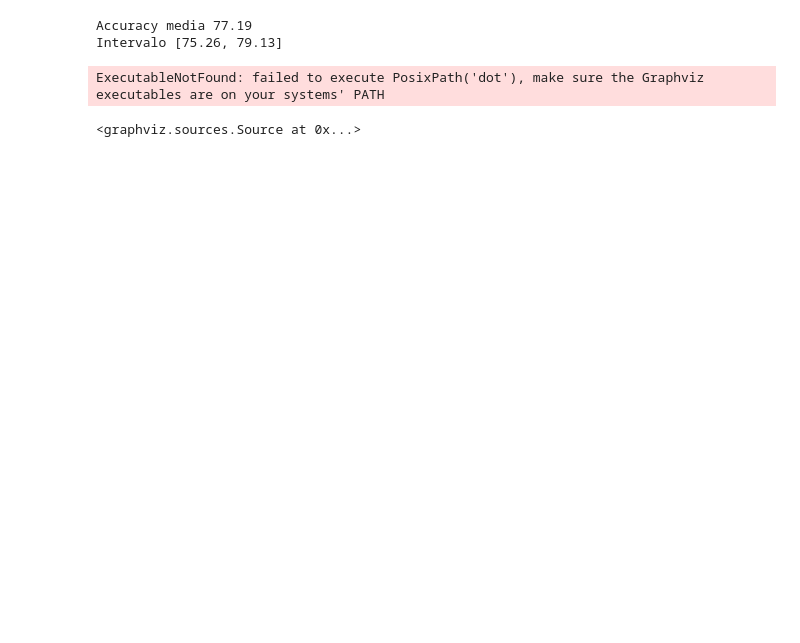
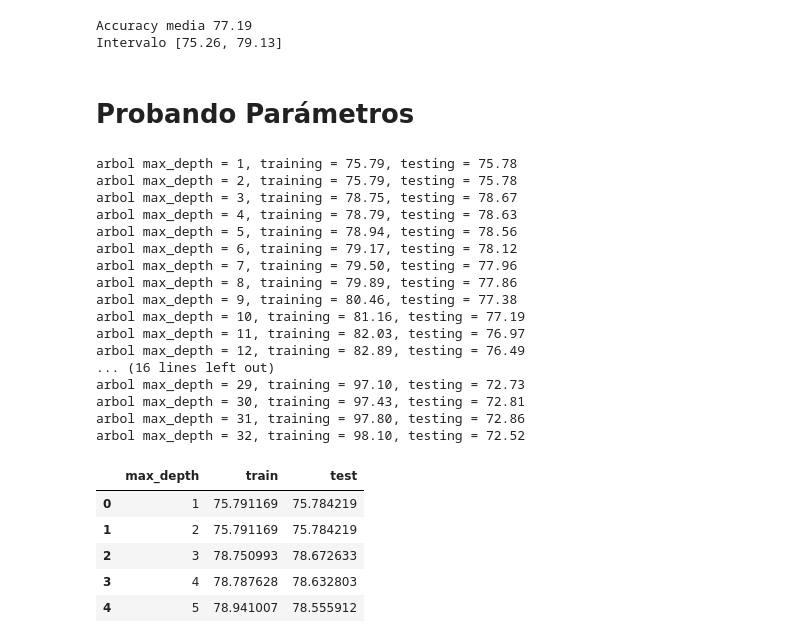
Before and after one commit to celioso/MachineLearningOptimizaciondemodelosatravesdehiperpar-metros, a Jupyter notebook: Introduccion_a_Machine_Learning_Optimizacion.ipynb, the cells around one changed output. Drawn from its saved outputs; the diff is of its cells as text; code cells hidden in the pictures; blank space fills up the shorter version.

```diff
--- a/Introduccion_a_Machine_Learning_Optimizacion.ipynb
+++ b/Introduccion_a_Machine_Learning_Optimizacion.ipynb
@@ -186,18 +184,46 @@ imprime_resultados(results)
 # %% [output]
 Accuracy media 77.19
 Intervalo [75.26, 79.13]
-# %%
-from sklearn.tree import export_graphviz
-import graphviz
-
-modelo.fit(x_ord, y_ord)
-features = x_ord.columns
-dot_data = export_graphviz(modelo, out_file=None, filled=True, rounded=True,
-                class_names=["no","si"],
-                feature_names = features)
-
-graph = graphviz.Source(dot_data)
-graph
-# %% [output]
-ExecutableNotFound: failed to execute PosixPath('dot'), make sure the Graphviz executables are on your systems' PATH
-<graphviz.sources.Source at 0x...>
+# %% [markdown]
+# Probando Parámetros
+# %%
+def iniciar_arbol_de_decision(max_depth):
+  SEED = 301
+  np.random.seed(SEED)
+
+  cv = GroupKFold(n_splits = 10)
+  modelo = DecisionTreeClassifier(max_depth=max_depth)
+  results = cross_validate(modelo, x_ord, y_ord, cv = cv, groups = datos.modelo, return_train_score=True)
+  test_score = results["test_score"].mean()*100
+  train_score = results["train_score"].mean()*100
+  print("arbol max_depth = %d, training = %.2f, testing = %.2f" % (max_depth, train_score, test_score))
+  tabla = [max_depth, train_score, test_score]
+  return tabla
+
+resultados = [iniciar_arbol_de_decision(i) for i in range(1, 33)]
+resultados = pd.DataFrame(resultados, columns=["max_depth", "train", "test"])
+resultados.head()
+# %% [output]
+arbol max_depth = 1, training = 75.79, testing = 75.78
+arbol max_depth = 2, training = 75.79, testing = 75.78
+arbol max_depth = 3, training = 78.75, testing = 78.67
+arbol max_depth = 4, training = 78.79, testing = 78.63
+arbol max_depth = 5, training = 78.94, testing = 78.56
+arbol max_depth = 6, training = 79.17, testing = 78.12
+arbol max_depth = 7, training = 79.50, testing = 77.96
+arbol max_depth = 8, training = 79.89, testing = 77.86
+arbol max_depth = 9, training = 80.46, testing = 77.38
+arbol max_depth = 10, training = 81.16, testing = 77.19
+arbol max_depth = 11, training = 82.03, testing = 76.97
+arbol max_depth = 12, training = 82.89, testing = 76.49
+... (16 lines left out)
+arbol max_depth = 29, training = 97.10, testing = 72.73
+arbol max_depth = 30, training = 97.43, testing = 72.81
+arbol max_depth = 31, training = 97.80, testing = 72.86
+arbol max_depth = 32, training = 98.10, testing = 72.52
+|  | max_depth | train | test |
+| 0 | 1 | 75.791169 | 75.784219 |
+| 1 | 2 | 75.791169 | 75.784219 |
+| 2 | 3 | 78.750993 | 78.672633 |
+| 3 | 4 | 78.787628 | 78.632803 |
+| 4 | 5 | 78.941007 | 78.555912 |
```
Also changed, not shown: parts of 4 cells of this notebook, 1 other file.
